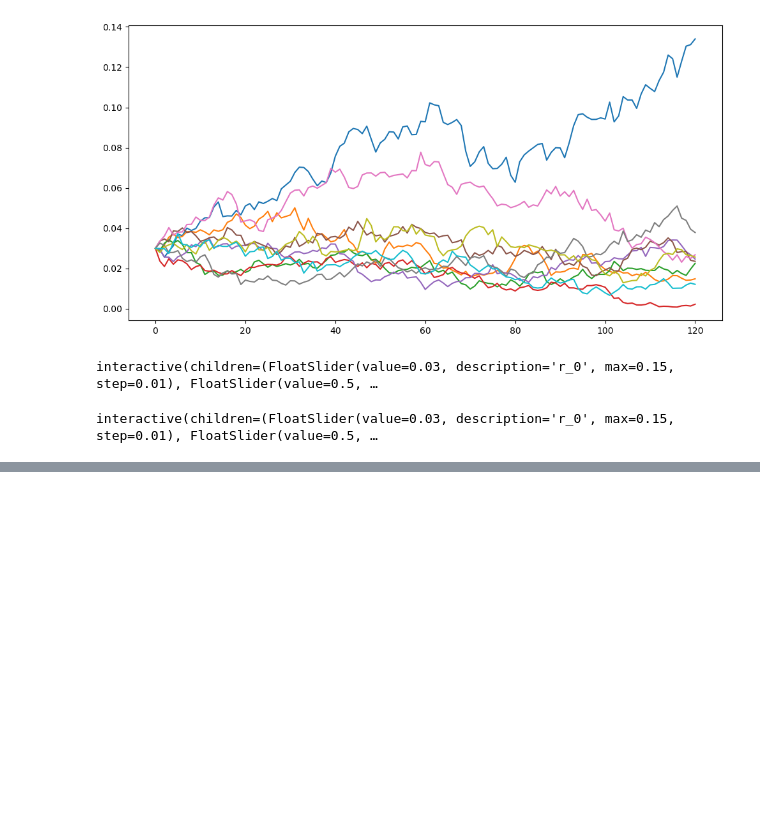
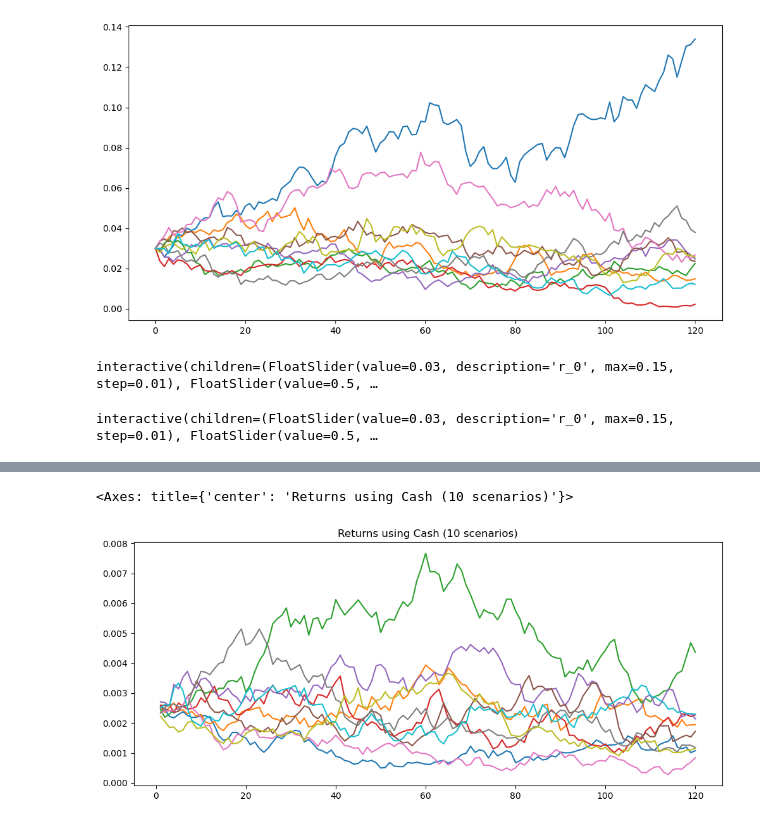
Before and after one commit to ahmet794/Investment-Banking-Asset-Management, a Jupyter notebook: Labs Week 4.ipynb, the cells around one changed output, grey strips where cells are left out. Drawn from its saved outputs; the diff is of its cells as text; code cells hidden in the pictures; blank space fills up the shorter version.

```diff
--- a/Labs Week 4.ipynb
+++ b/Labs Week 4.ipynb
@@ -339,0 +353,5 @@ ValueError: too many values to unpack (expected 2)
+# %%
+av_cash.pct_change().plot(title='Returns using Cash (10 scenarios)', legend=False, figsize=(12,5))
+# %% [output]
+<Axes: title={'center': 'Returns using Cash (10 scenarios)'}>
+[figure, added]
```
Also changed, not shown: parts of 8 cells of this notebook.
